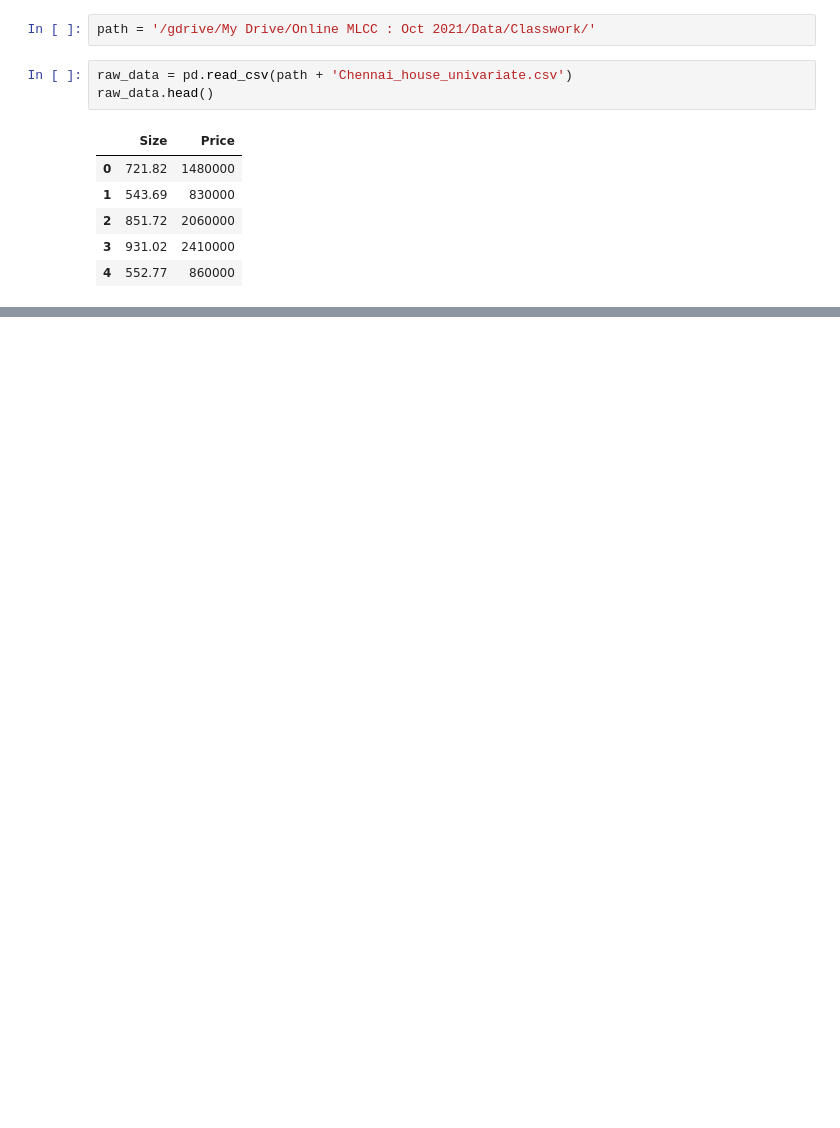
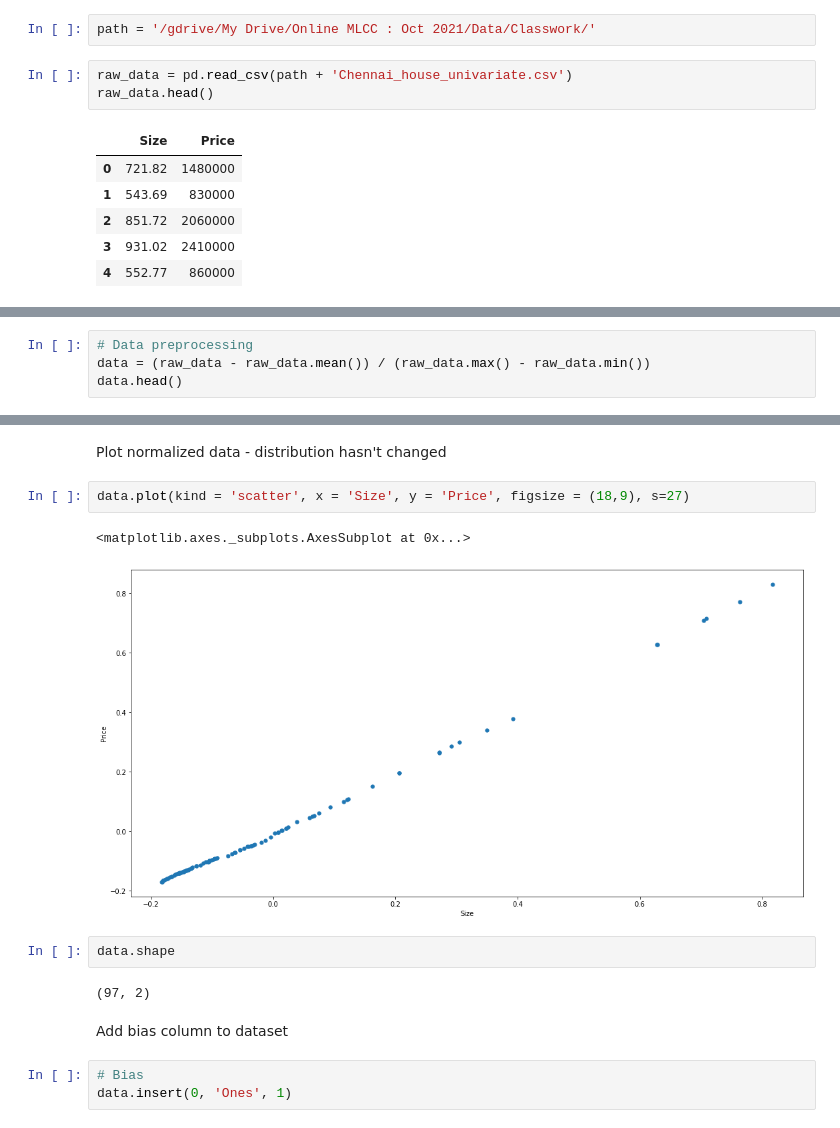
Before and after one commit to keerthika-27/ML, a Jupyter notebook: Linear_Regression.ipynb, the cells around one changed output, grey strips where cells are left out. Saved outputs shown, nothing was run; the diff lists cells and outputs as text; blank space fills up the shorter version.

```diff
--- a/Linear_Regression.ipynb
+++ b/Linear_Regression.ipynb
@@ -32,0 +43,4 @@ Text(0, 0.5, 'Price in lakhs')
+# %%
+# Data preprocessing
+data = (raw_data - raw_data.mean()) / (raw_data.max() - raw_data.min())
+data.head()
@@ -32,0 +54,16 @@ Text(0, 0.5, 'Price in lakhs')
+# %% [markdown]
+Plot normalized data - distribution hasn't changed
+# %%
+data.plot(kind = 'scatter', x = 'Size', y = 'Price', figsize = (18,9), s=27)
+# %% [output]
+<matplotlib.axes._subplots.AxesSubplot at 0x...>
+[figure, added]
+# %%
+data.shape
+# %% [output]
+(97, 2)
+# %% [markdown]
+Add bias column to dataset
+# %%
+# Bias
+data.insert(0, 'Ones', 1)
```
Also changed, not shown: parts of 37 cells of this notebook.
